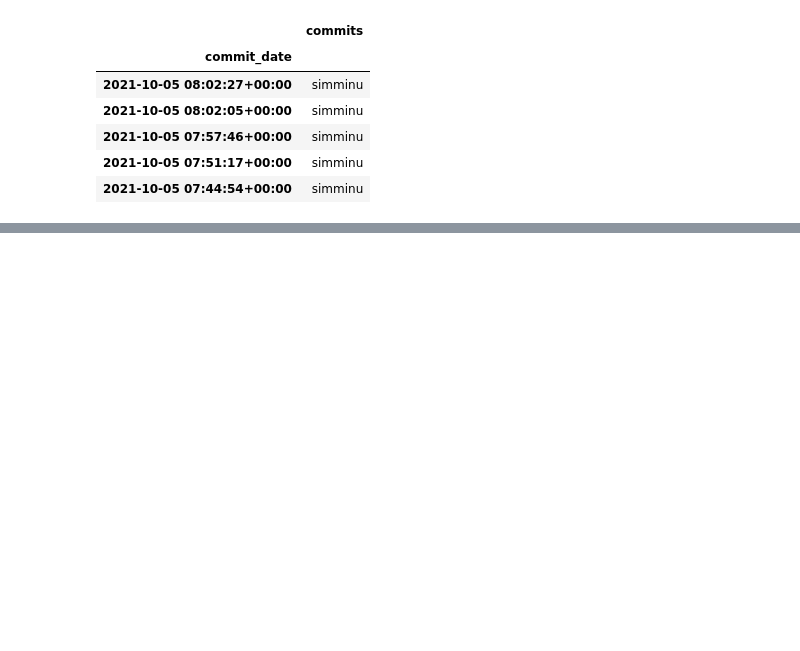
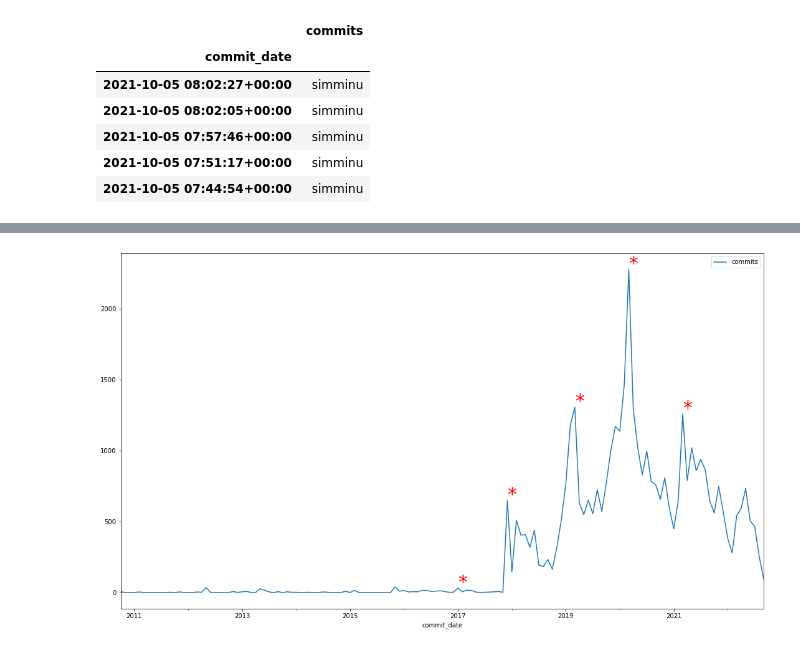
Before and after one commit to solalatus/deepfake_popularity, a Jupyter notebook: github_analyzer.ipynb, the cells around one changed output, grey strips where cells are left out. Saved outputs shown, nothing was run; the diff lists cells and outputs as text; code cells hidden in the pictures; blank space fills up the shorter version.

```diff
--- a/github_analyzer.ipynb
+++ b/github_analyzer.ipynb
@@ -96,0 +91,4 @@ plt.show()
+# %%
+import peakdetect
+
+peaks = peakdetect.peakdetect(resampled.commits, resampled.index, lookahead=10)#, )#, lookahead, delta)
@@ -97,3 +103,16 @@ plt.show()
+# %%
+
+ax = resampled.plot()
+locs, labels=plt.xticks()
+
+for peak in peaks[0]:
+    ax.annotate("*",xy=(peak[0],peak[1]), fontsize=30, color="red")
+
+fig = plt.gcf()
+fig.set_size_inches(18.5, 10.5)
+plt.show()
+# %% [output]
+[figure, added]
 # %%
 repodata_df = pd.DataFrame.from_dict(repo_data, orient="index")
 repodata_df.rename(columns={0:"commit_count",1:"first_commit_date"}, inplace=True)
```
Also changed, not shown: parts of 8 cells of this notebook, 1 other file.
